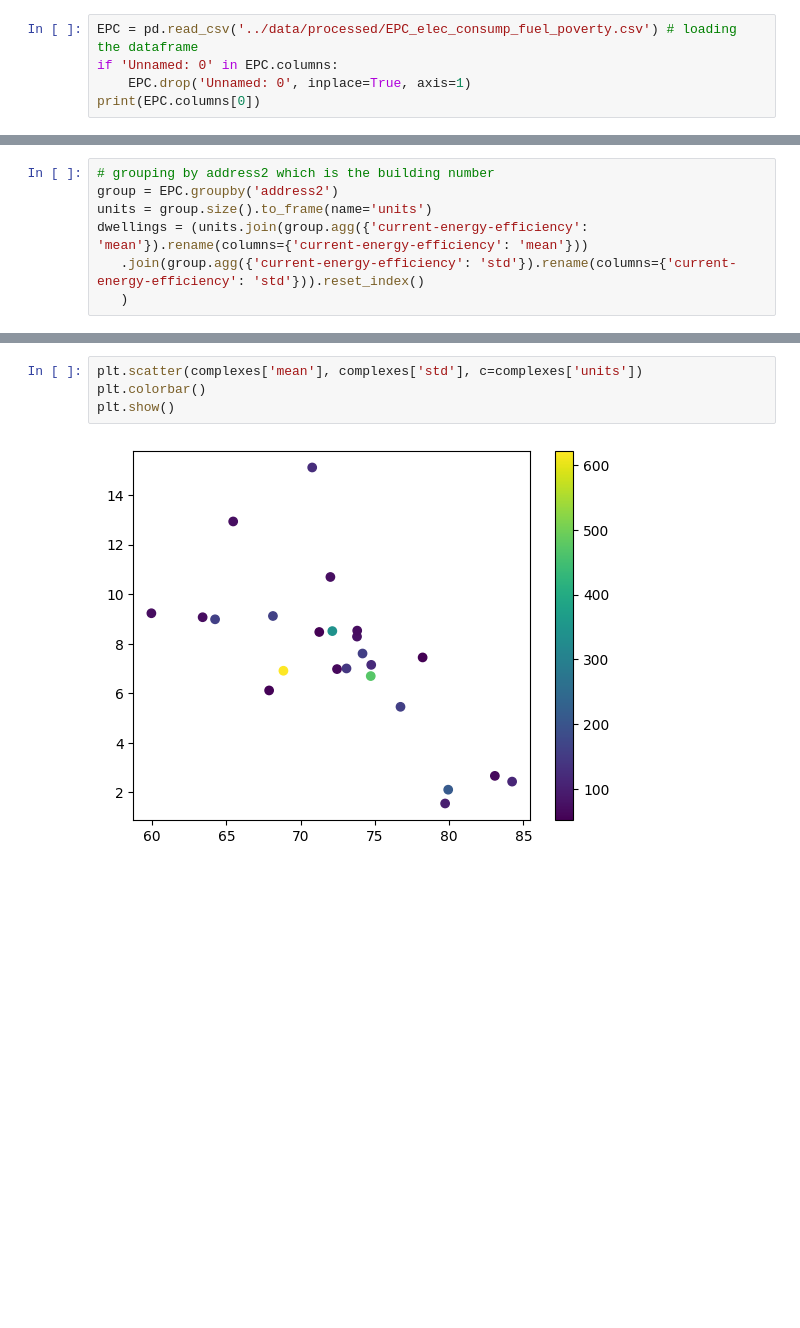
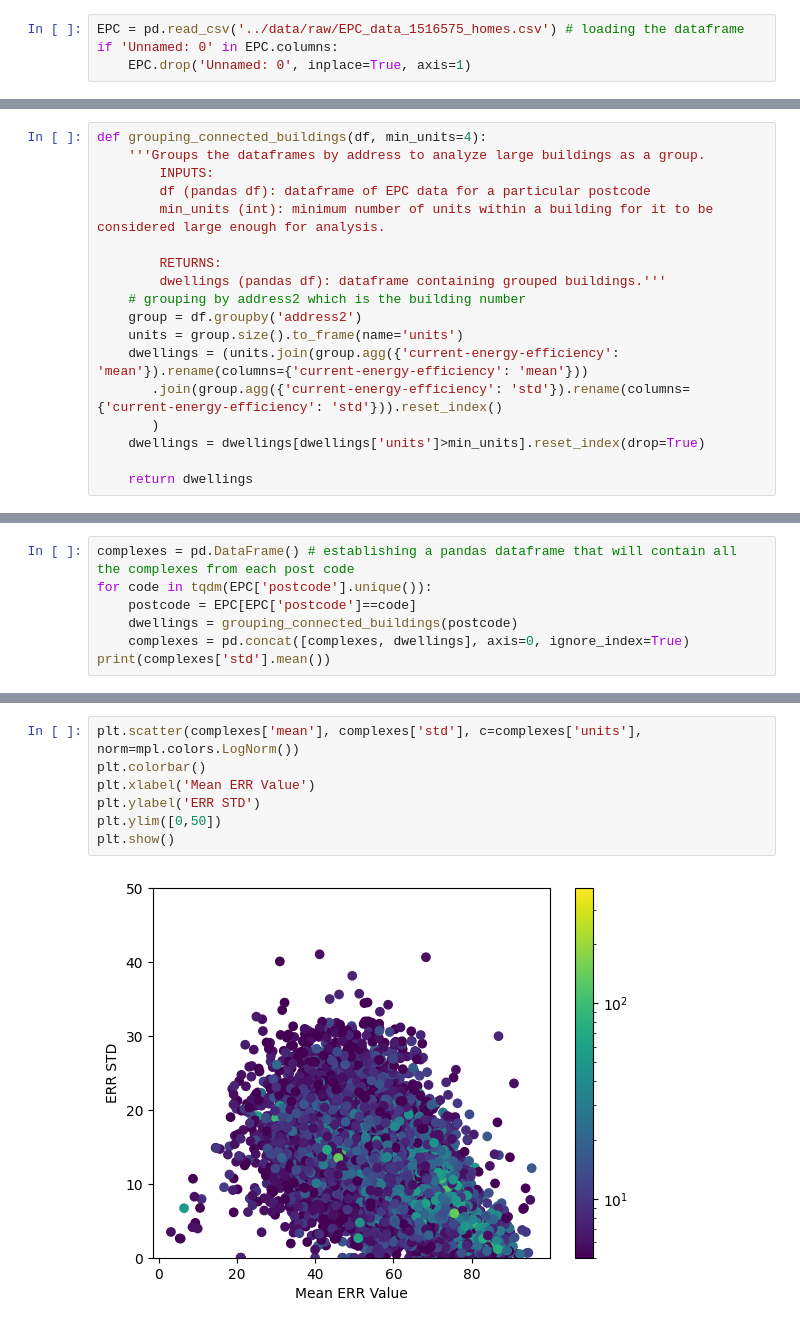
Before and after one commit to mikecoughlan/DSSG_WMCA, a Jupyter notebook: notebooks/EPC_EDA.ipynb, the cells around one changed output, grey strips where cells are left out. Saved outputs shown, nothing was run; the diff lists cells and outputs as text; blank space fills up the shorter version.

```diff
--- a/notebooks/EPC_EDA.ipynb
+++ b/notebooks/EPC_EDA.ipynb
@@ -11,5 +12,4 @@ from scipy.stats import pearsonr
 # %%
-EPC = pd.read_csv('../data/processed/EPC_elec_consump_fuel_poverty.csv') # loading the dataframe
+EPC = pd.read_csv('../data/raw/EPC_data_1516575_homes.csv') # loading the dataframe
 if 'Unnamed: 0' in EPC.columns:
     EPC.drop('Unnamed: 0', inplace=True, axis=1)
-print(EPC.columns[0])
@@ -79,7 +55,18 @@ profile['variables']['current-energy-efficiency']
 # %%
-# grouping by address2 which is the building number
-group = EPC.groupby('address2')
-units = group.size().to_frame(name='units')
-dwellings = (units.join(group.agg({'current-energy-efficiency': 'mean'}).rename(columns={'current-energy-efficiency': 'mean'}))
-   .join(group.agg({'current-energy-efficiency': 'std'}).rename(columns={'current-energy-efficiency': 'std'})).reset_index()
-   )
+def grouping_connected_buildings(df, min_units=4):
+    '''Groups the dataframes by address to analyze large buildings as a group.
+        INPUTS:
+        df (pandas df): dataframe of EPC data for a particular postcode
+        min_units (int): minimum number of units within a building for it to be considered large enough for analysis.
+
+        RETURNS:
+        dwellings (pandas df): dataframe containing grouped buildings.'''
+    # grouping by address2 which is the building number
+    group = df.groupby('address2')
+    units = group.size().to_frame(name='units')
+    dwellings = (units.join(group.agg({'current-energy-efficiency': 'mean'}).rename(columns={'current-energy-efficiency': 'mean'}))
+       .join(group.agg({'current-energy-efficiency': 'std'}).rename(columns={'current-energy-efficiency': 'std'})).reset_index()
+       )
+    dwellings = dwellings[dwellings['units']>min_units].reset_index(drop=True)
+
+    return dwellings
@@ -88,0 +73,7 @@ complexes
+# %%
+complexes = pd.DataFrame() # establishing a pandas dataframe that will contain all the complexes from each post code
+for code in tqdm(EPC['postcode'].unique()):
+    postcode = EPC[EPC['postcode']==code]
+    dwellings = grouping_connected_buildings(postcode)
+    complexes = pd.concat([complexes, dwellings], axis=0, ignore_index=True)
+print(complexes['std'].mean())
@@ -98,6 +91,9 @@ cor
 # %%
-plt.scatter(complexes['mean'], complexes['std'], c=complexes['units'])
+plt.scatter(complexes['mean'], complexes['std'], c=complexes['units'], norm=mpl.colors.LogNorm())
 plt.colorbar()
+plt.xlabel('Mean ERR Value')
+plt.ylabel('ERR STD')
+plt.ylim([0,50])
 plt.show()
 # %% [output]
-[figure, old version]
+[figure, new version]
```
Also changed, not shown: parts of 13 cells of this notebook, 3 other files.
